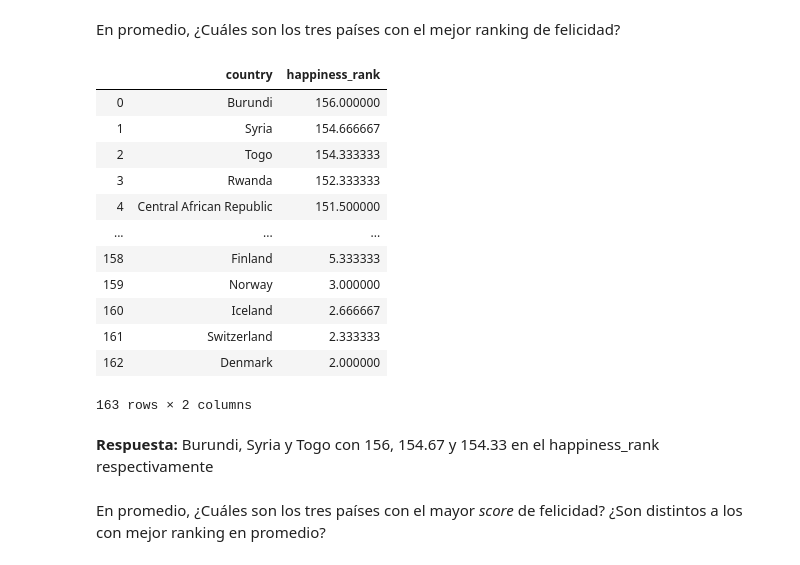
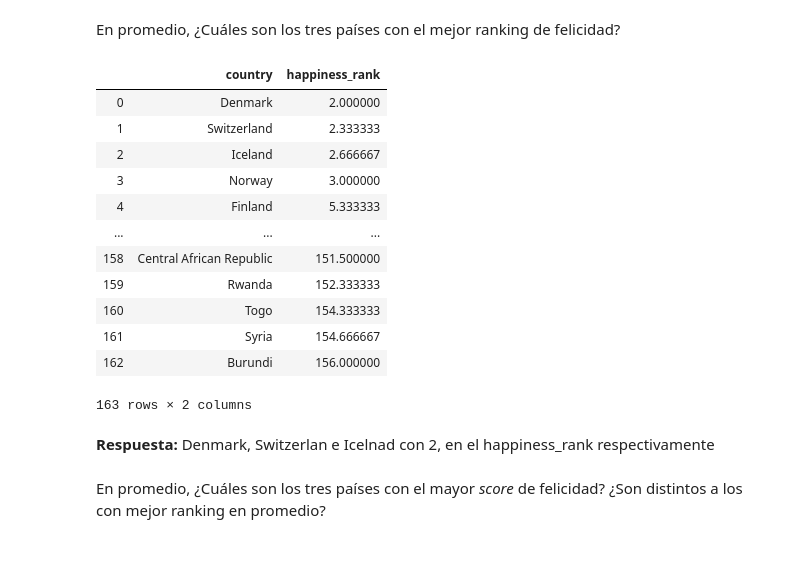
Before and after one commit to pazDaniela/mat281_portfolio, a Jupyter notebook: m02_data_analysis/m02_homework/m02_homework.ipynb, the cells around one changed output. Drawn from its saved outputs; the diff is of its cells as text; code cells hidden in the pictures.

```diff
--- a/m02_data_analysis/m02_homework/m02_homework.ipynb
+++ b/m02_data_analysis/m02_homework/m02_homework.ipynb
@@ -452,23 +452,23 @@ __Respuesta:__  Lo unica información que es facil de ver en esta tabla son los
 # %% [markdown]
 En promedio, ¿Cuáles son los tres países con el mejor ranking de felicidad?
 # %%
-happiness.groupby('country').agg({'happiness_rank':'mean'}).sort_values('happiness_rank',ascending=False).reset_index()
+happiness.groupby('country').agg({'happiness_rank':'mean'}).sort_values('happiness_rank',ascending=True).reset_index()
 # %% [output]
 |  | country | happiness_rank |
-| 0 | Burundi | 156.000000 |
-| 1 | Syria | 154.666667 |
-| 2 | Togo | 154.333333 |
-| 3 | Rwanda | 152.333333 |
-| 4 | Central African Republic | 151.500000 |
+| 0 | Denmark | 2.000000 |
+| 1 | Switzerland | 2.333333 |
+| 2 | Iceland | 2.666667 |
+| 3 | Norway | 3.000000 |
+| 4 | Finland | 5.333333 |
 | ... | ... | ... |
-| 158 | Finland | 5.333333 |
-| 159 | Norway | 3.000000 |
-| 160 | Iceland | 2.666667 |
-| 161 | Switzerland | 2.333333 |
-| 162 | Denmark | 2.000000 |
+| 158 | Central African Republic | 151.500000 |
+| 159 | Rwanda | 152.333333 |
+| 160 | Togo | 154.333333 |
+| 161 | Syria | 154.666667 |
+| 162 | Burundi | 156.000000 |
 163 rows × 2 columns
 # %% [markdown]
-__Respuesta:__  Burundi, Syria y Togo con 156, 154.67 y 154.33 en el happiness_rank respectivamente
+__Respuesta:__  Denmark, Switzerlan e Icelnad con 2, en el happiness_rank respectivamente
 # %% [markdown]
 En promedio, ¿Cuáles son los tres países con el mayor _score_ de felicidad? ¿Son distintos a los con mejor ranking en promedio?
 # %%
```
Also changed, not shown: parts of 3 cells of this notebook.
